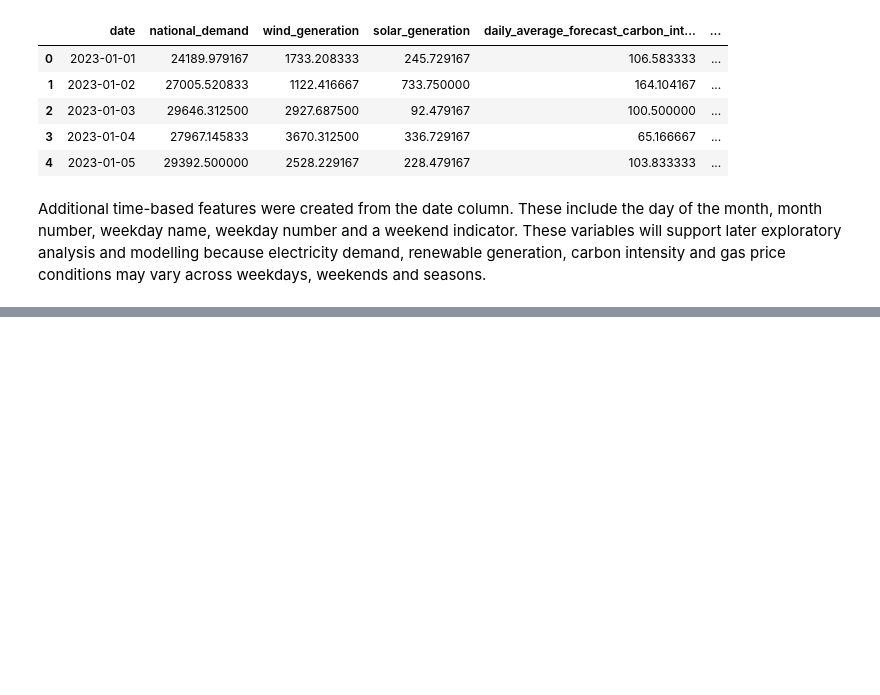
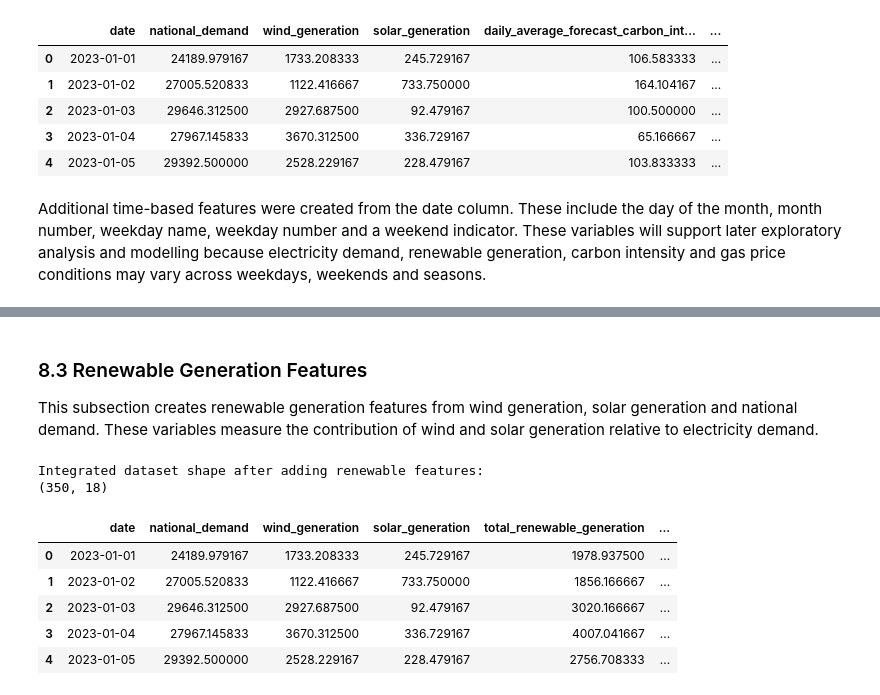
Before and after one commit to Oluwatosin-jimoh/2026-MSc-Dissertation-Project, a Jupyter notebook: Notebooks/02_data_cleaning_and_integration.ipynb, the cells around one changed output, grey strips where cells are left out. Drawn from its saved outputs; the diff is of its cells as text; code cells hidden in the pictures; blank space fills up the shorter version.

```diff
--- a/Notebooks/02_data_cleaning_and_integration.ipynb
+++ b/Notebooks/02_data_cleaning_and_integration.ipynb
@@ -466,0 +462,47 @@ The integrated dataset contains no missing values and has been saved as `integra
+# %% [markdown]
+### 8.3 Renewable Generation Features
+
+This subsection creates renewable generation features from wind generation, solar generation and national demand. These variables measure the contribution of wind and solar generation relative to electricity demand.
+# %%
+# Create renewable generation features
+
+integrated_data["total_renewable_generation"] = (
+    integrated_data["wind_generation"] + integrated_data["solar_generation"]
+)
+
+integrated_data["renewable_to_demand_ratio"] = (
+    integrated_data["total_renewable_generation"] / integrated_data["national_demand"]
+)
+
+integrated_data["wind_to_demand_ratio"] = (
+    integrated_data["wind_generation"] / integrated_data["national_demand"]
+)
+
+integrated_data["solar_to_demand_ratio"] = (
+    integrated_data["solar_generation"] / integrated_data["national_demand"]
+)
+
+print("Integrated dataset shape after adding renewable features:")
+print(integrated_data.shape)
+
+integrated_data[
+    [
+        "date",
+        "national_demand",
+        "wind_generation",
+        "solar_generation",
+        "total_renewable_generation",
+        "renewable_to_demand_ratio",
+        "wind_to_demand_ratio",
+        "solar_to_demand_ratio"
+    ]
+].head()
+# %% [output]
+Integrated dataset shape after adding renewable features:
+(350, 18)
+|  | date | national_demand | wind_generation | solar_generation | total_renewable_generation | ... |
+| 0 | 2023-01-01 | 24189.979167 | 1733.208333 | 245.729167 | 1978.937500 | ... |
+| 1 | 2023-01-02 | 27005.520833 | 1122.416667 | 733.750000 | 1856.166667 | ... |
+| 2 | 2023-01-03 | 29646.312500 | 2927.687500 | 92.479167 | 3020.166667 | ... |
+| 3 | 2023-01-04 | 27967.145833 | 3670.312500 | 336.729167 | 4007.041667 | ... |
+| 4 | 2023-01-05 | 29392.500000 | 2528.229167 | 228.479167 | 2756.708333 | ... |
```
Also changed, not shown: parts of 41 cells of this notebook.
